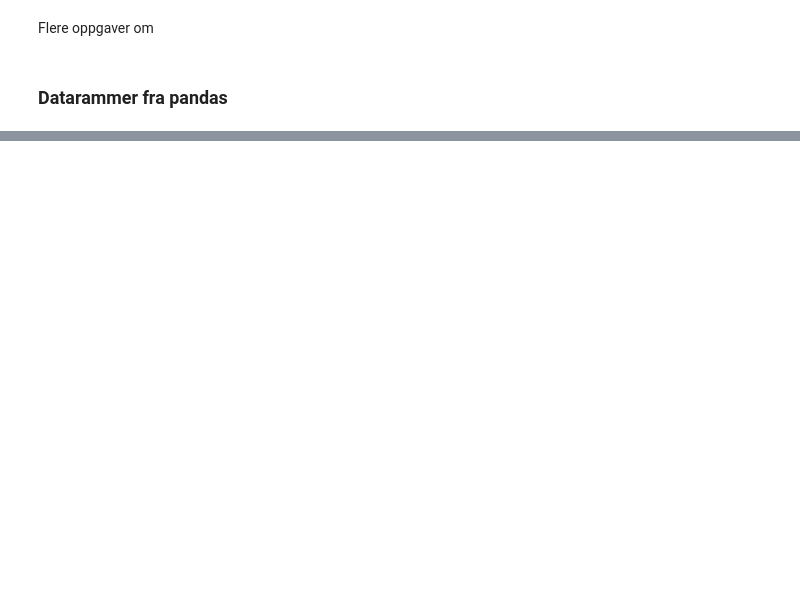
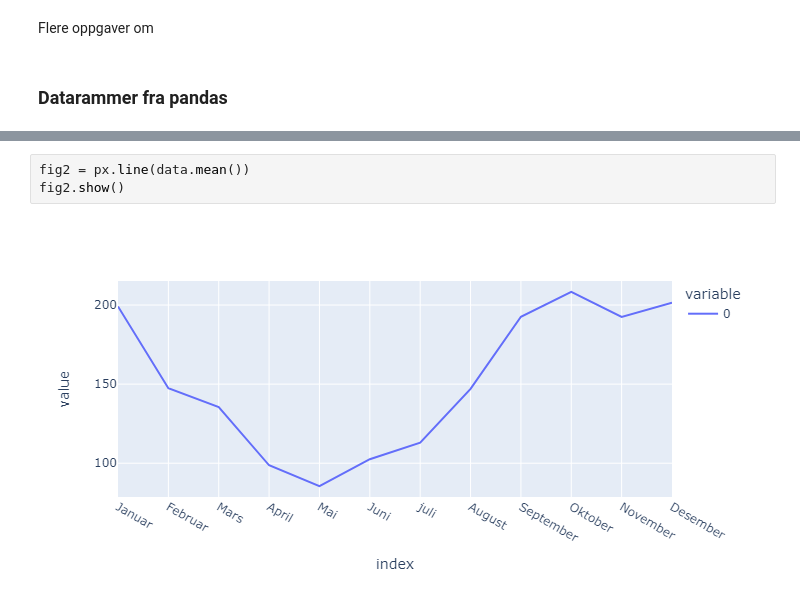
Before and after one commit to LektorB/ProgMod, a Jupyter notebook: Variabler_og_datatyper.ipynb, the cells around one changed output, grey strips where cells are left out. Saved outputs shown, nothing was run; the diff lists cells and outputs as text; blank space fills up the shorter version.

```diff
--- a/Variabler_og_datatyper.ipynb
+++ b/Variabler_og_datatyper.ipynb
@@ -387,0 +441,5 @@ TypeError: can't convert complex to float
+# %%
+fig2 = px.line(data.mean())
+fig2.show()
+# %% [output]
+[figure, added]
```
Also changed, not shown: parts of 20 cells of this notebook, 3 other files.
